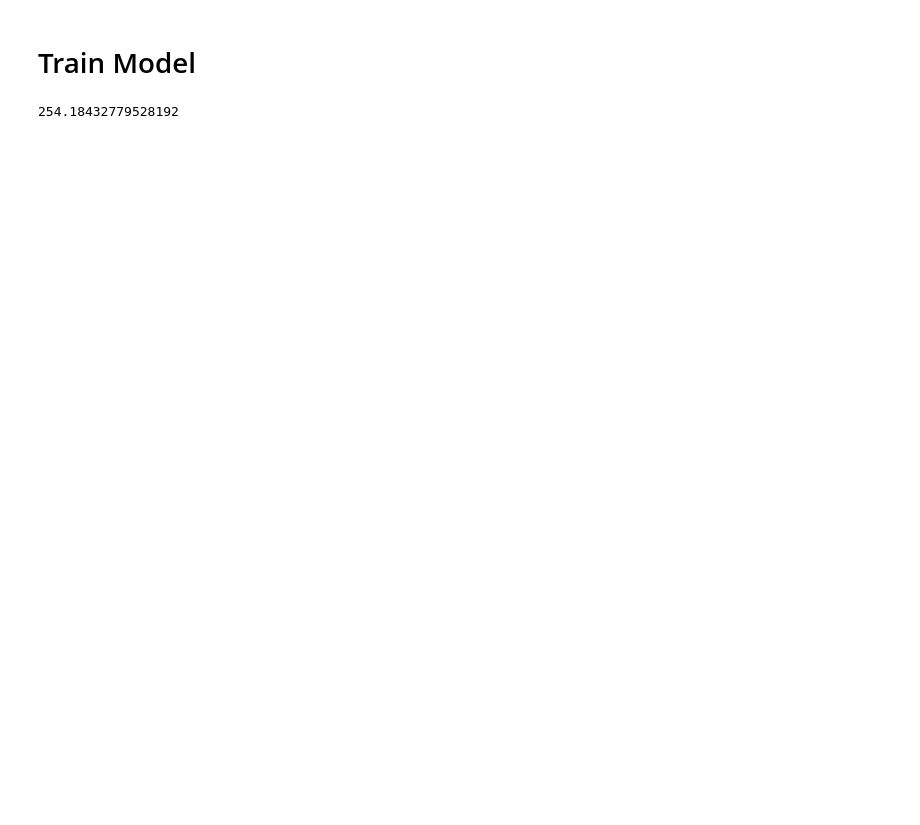
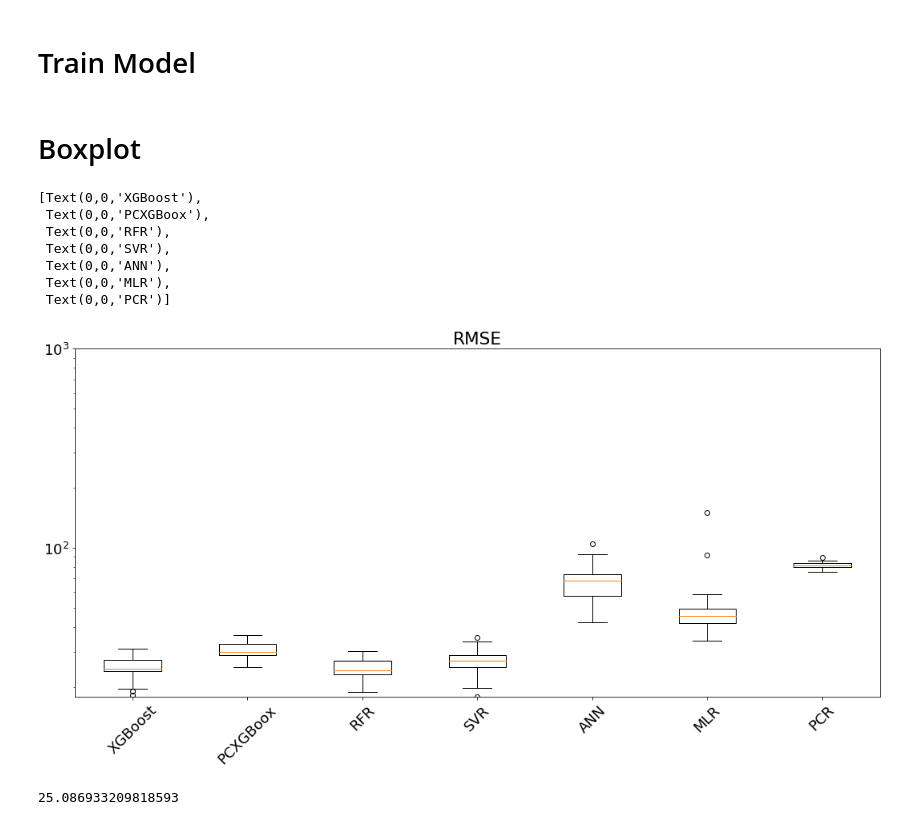
Before and after one commit to owen198/kyoto_ebook, a Jupyter notebook: XGBoost.ipynb, the cells around one changed output. Drawn from its saved outputs; the diff is of its cells as text; code cells hidden in the pictures; blank space fills up the shorter version.

Commit message:
add XGBoost

```diff
--- a/XGBoost.ipynb
+++ b/XGBoost.ipynb
@@ -101,11 +129,11 @@ xgb2 = XGBRegressor(n_estimators=100,
                     subsample=0.75,
                     colsample_bytree=0.8,
                     max_depth=5)
-# %%
-
-X_train, X_test, y_train, y_test = train_test_split(kyoto_x, kyoto_y, test_size=0.3)
-xgb2.fit(X_train, y_train)
-xgr_pred_y = xgb2.predict(X_test)
-mean_squared_error(y_test, xgr_pred_y)
-# %% [output]
-254.18432779528192
+# %%
+mlp = MLPRegressor(hidden_layer_sizes=(2,),
+                   activation='relu',
+                   solver='adam',
+                   learning_rate='adaptive',
+                   max_iter=1000,
+                   learning_rate_init=0.01,
+                   alpha=0.01)
@@ -111,0 +198,32 @@ mean_squared_error(y_test, xgr_pred_y)
+# %% [markdown]
+# Boxplot
+# %%
+matplotlib.rcParams.update({'font.size': 18})
+
+fig1, ax1 = plt.subplots(figsize=(18, 8))
+ax1.set_title('RMSE')
+box_data = [mse_xgb_list, mse_pcx_list, mse_regr_list, mse_svr_list, mse_mlp_list, mse_ols_list, mse_pcr_list]
+
+ax1.set_yscale('log')
+ax1.boxplot(box_data)
+ax1.set_ylim([-100, 1000])
+ax1.set_xticklabels(['XGBoost',
+                     'PCXGBoox',
+                     'RFR',
+                     'SVR',
+                     'ANN',
+                     'MLR',
+                     'PCR'], rotation=45)
+# %% [output]
+[Text(0,0,'XGBoost'),
+ Text(0,0,'PCXGBoox'),
+ Text(0,0,'RFR'),
+ Text(0,0,'SVR'),
+ Text(0,0,'ANN'),
+ Text(0,0,'MLR'),
+ Text(0,0,'PCR')]
+[figure, added]
+# %%
+sum(mse_xgb_list) / len(mse_xgb_list)
+# %% [output]
+25.086933209818593
```
Also changed, not shown: parts of 6 cells of this notebook.
